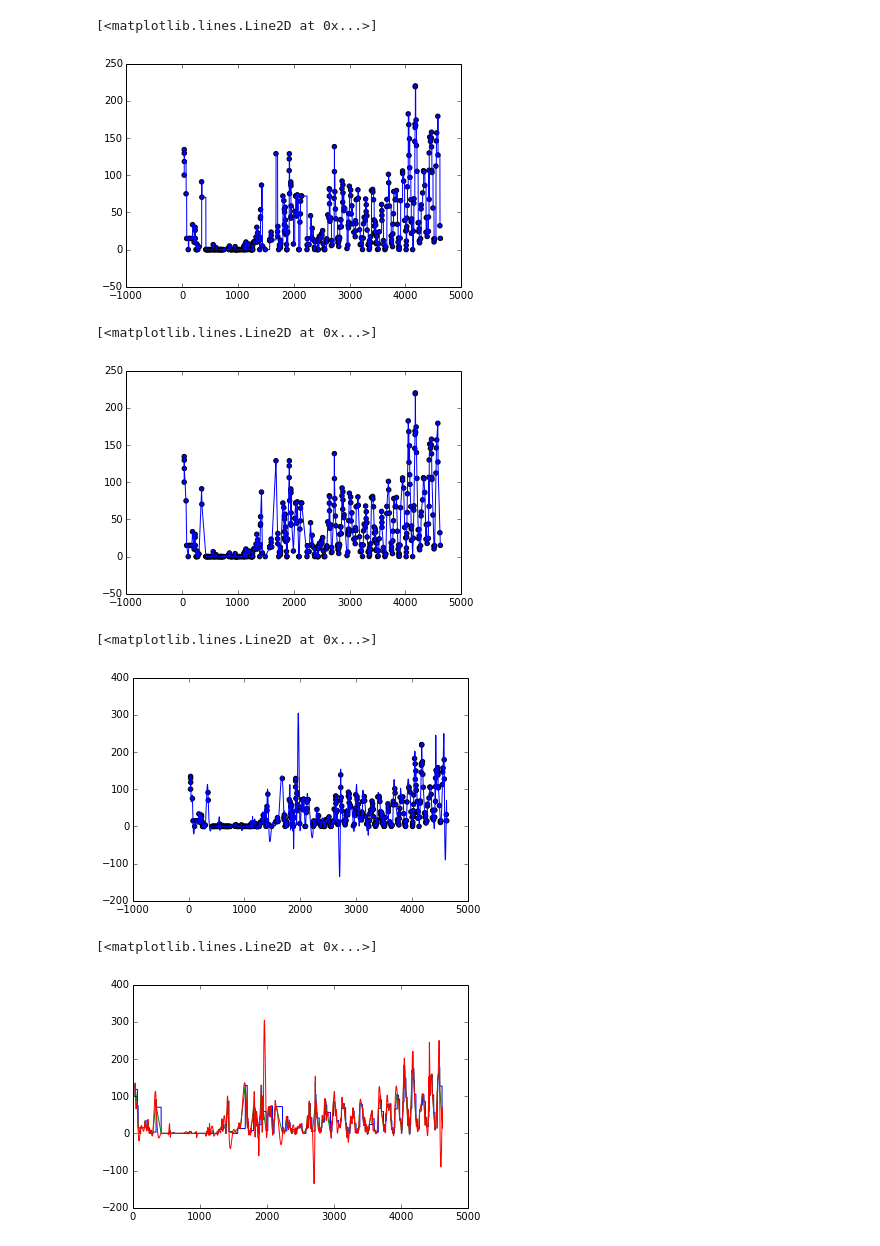
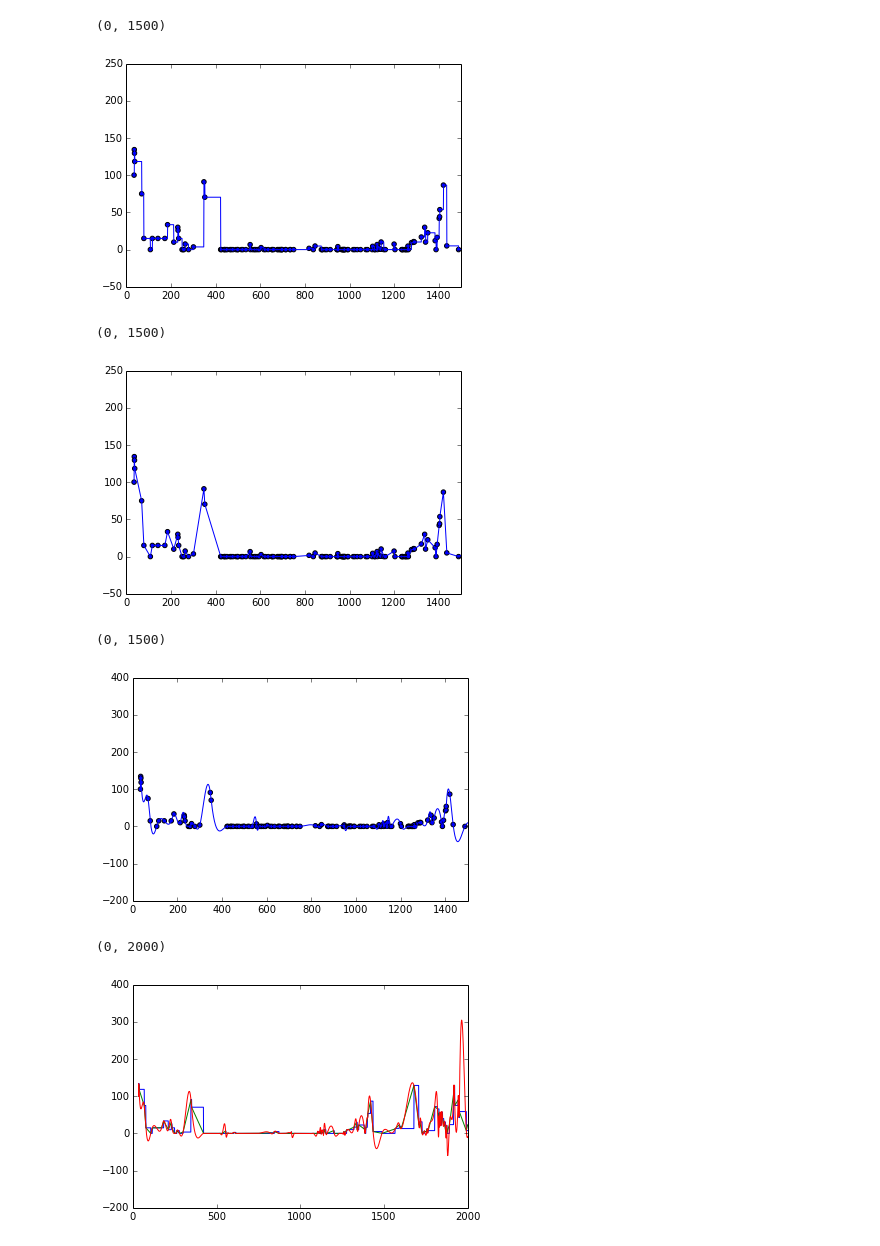
Before and after one commit to Nagudelo/Hausaufgabe-5, a Jupyter notebook: Borradores/Borrador_Punto2.ipynb, the cells around one changed output. Drawn from its saved outputs; the diff is of its cells as text; code cells hidden in the pictures.

```diff
--- a/Borradores/Borrador_Punto2.ipynb
+++ b/Borradores/Borrador_Punto2.ipynb
@@ -46,25 +43,37 @@ n=linspace(34,4625,100000)
+# %%
+#Arreglo de datos para evaluar nuestras interpolaciones. Los limites son los mismos que los usados en las interpolaciones
+n=linspace(34,4625,5000)
+nt=size(n)
 # %%
+#grafica de la interpolacion constante
 scatter(meses, datos)
 plot(n,interp(n))
+xlim([0,1500])
 # %% [output]
-[<matplotlib.lines.Line2D at 0x...>]
+(0, 1500)
-[figure, old version]
+[figure, new version]
 # %%
+#grafica de la interpolacion lineal
 scatter(meses, datos)
 plot(n,interp1(n))
+xlim([0,1500])
 # %% [output]
-[<matplotlib.lines.Line2D at 0x...>]
+(0, 1500)
-[figure, old version]
+[figure, new version]
 # %%
+#grafica de la interpolacion cubica
 scatter(meses, datos)
 plot(n,interp3(n))
+xlim([0,1500])
 # %% [output]
-[<matplotlib.lines.Line2D at 0x...>]
+(0, 1500)
-[figure, old version]
+[figure, new version]
 # %%
+#graficas de las interpolaciones juntas
 plot(n,interp(n))
 plot(n,interp1(n))
 plot(n,interp3(n))
+xlim([0,2000])
 # %% [output]
-[<matplotlib.lines.Line2D at 0x...>]
+(0, 2000)
-[figure, old version]
+[figure, new version]
```
Also changed, not shown: parts of 25 cells of this notebook.
